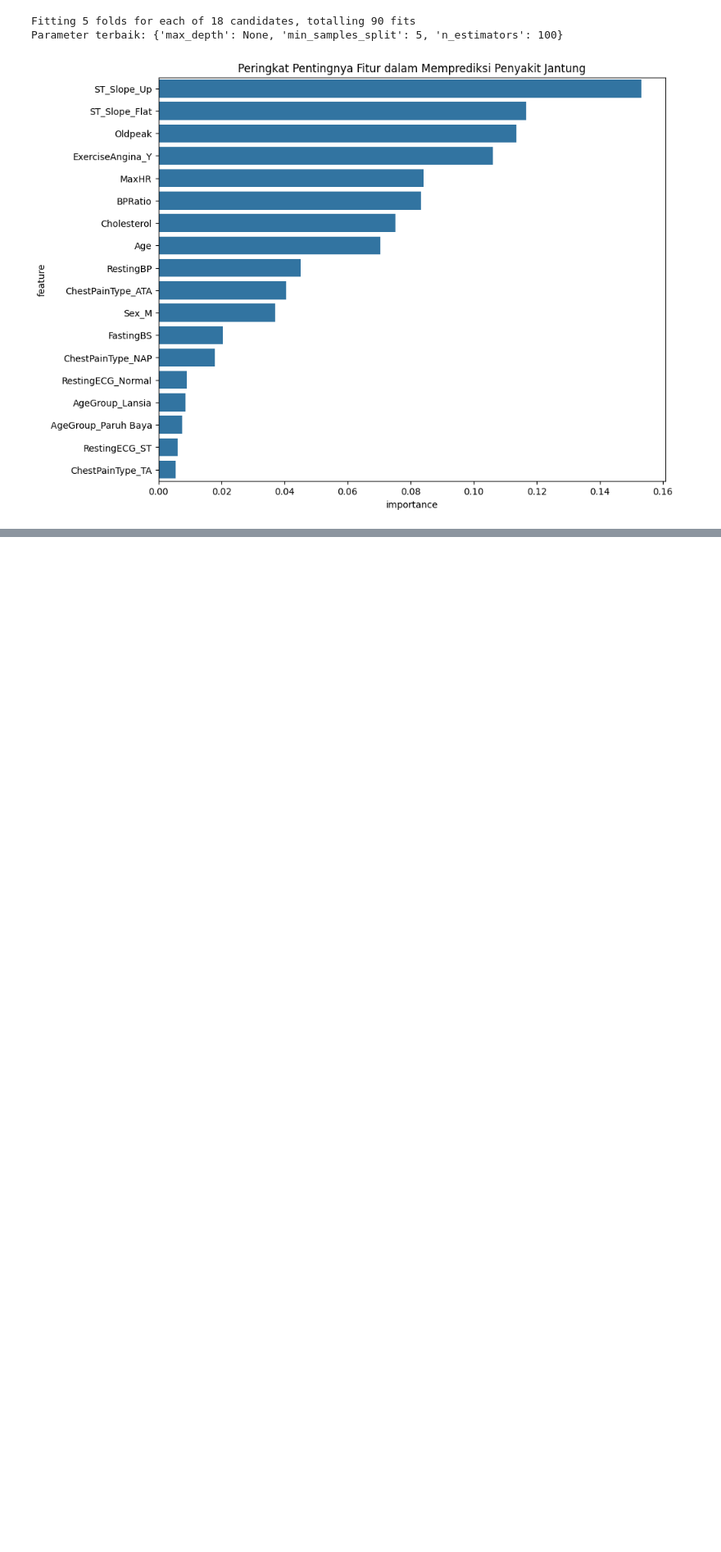
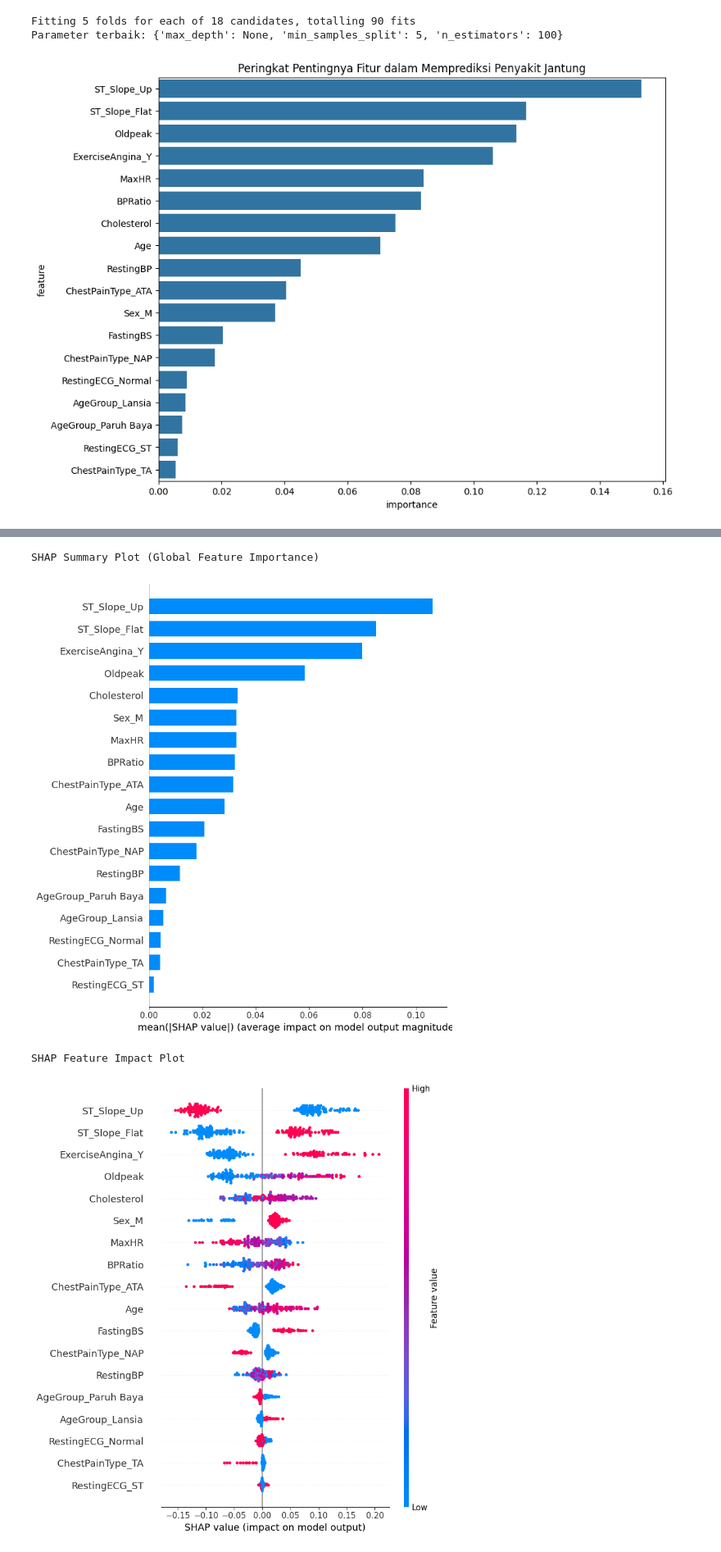
Before and after one commit to helloafterworld/data-science-no-tabi, a Jupyter notebook: Desktop/DS/01-heart_disease_dataset/notebook/heart_failure_analysis.ipynb, the cells around one changed output, grey strips where cells are left out. Shown: that part at 82% size. Saved outputs shown, nothing was run; the diff lists cells and outputs as text; code cells hidden in the pictures; blank space fills up the shorter version.

```diff
--- a/Desktop/DS/01-heart_disease_dataset/notebook/heart_failure_analysis.ipynb
+++ b/Desktop/DS/01-heart_disease_dataset/notebook/heart_failure_analysis.ipynb
@@ -346,0 +261,37 @@ Plot berhasil dibuat!
+# %%
+import shap
+
+# Gunakan model terbaik Anda yang sudah dilatih (best_rf_model)
+# dan data uji yang sudah di-scale (X_test_scaled)
+
+# 1. Buat SHAP explainer
+explainer = shap.TreeExplainer(best_rf_model)
+
+# 2. Hitung SHAP values untuk data uji Anda
+shap_values = explainer.shap_values(X_test_scaled)
+
+# 3. Buat Summary Plot untuk melihat feature importance secara global
+print("SHAP Summary Plot (Global Feature Importance)")
+X_test_scaled_df = pd.DataFrame(X_test_scaled, columns=X_test.columns)
+# Untuk binary classification, gunakan shap_values[..., 1] jika shap_values adalah array 3D
+if isinstance(shap_values, np.ndarray) and shap_values.ndim == 3:
+	shap.summary_plot(shap_values[..., 1], X_test_scaled_df, plot_type="bar")
+elif isinstance(shap_values, list) and len(shap_values) == 2:
+	shap.summary_plot(shap_values[1], X_test_scaled_df, plot_type="bar")
+else:
+	shap.summary_plot(shap_values, X_test_scaled_df, plot_type="bar")
+
+# 4. Buat Summary Plot lain untuk melihat dampak fitur
+print("\nSHAP Feature Impact Plot")
+# shap_values[..., 1] atau shap_values[1] karena kita tertarik pada prediksi kelas '1' (Sakit Jantung)
+if isinstance(shap_values, np.ndarray) and shap_values.ndim == 3:
+	shap.summary_plot(shap_values[..., 1], X_test_scaled_df)
+elif isinstance(shap_values, list) and len(shap_values) == 2:
+	shap.summary_plot(shap_values[1], X_test_scaled_df)
+else:
+	shap.summary_plot(shap_values, X_test_scaled_df)
+# %% [output]
+SHAP Summary Plot (Global Feature Importance)
+[figure, added]
+SHAP Feature Impact Plot
+[figure, added]
```
Also changed, not shown: parts of 5 cells of this notebook, 5 other files.
